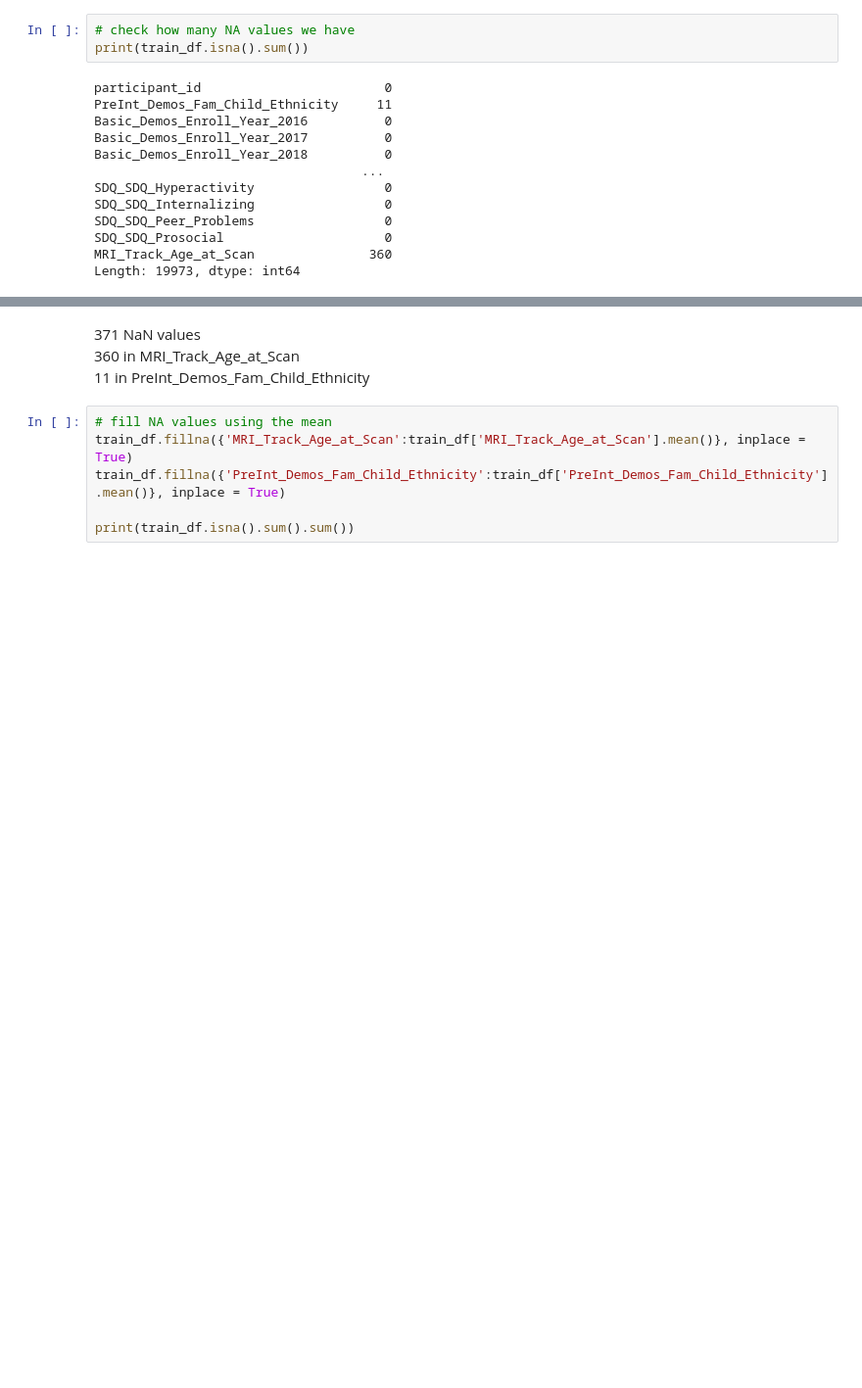
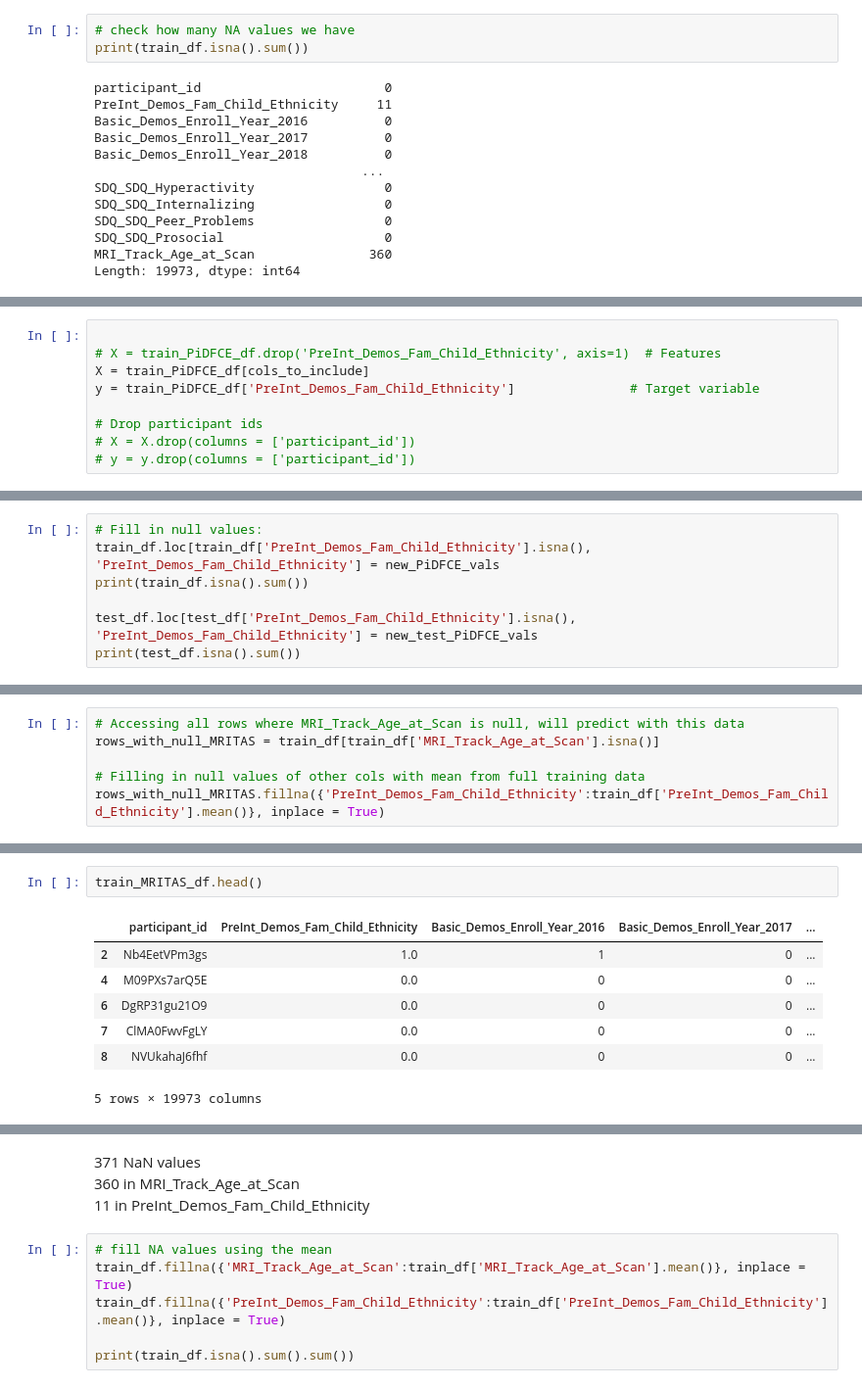
Before and after one commit to UCLA-BTT-Team21/UCLA_WiDs_Team-21, a Jupyter notebook: maya-explore.ipynb, the cells around one changed output, grey strips where cells are left out. Shown at 98% size. Cells and saved outputs as stored; diff of their text form; blank space fills up the shorter version.

Commit message:
tried predicting null values

```diff
--- a/maya-explore.ipynb
+++ b/maya-explore.ipynb
@@ -408,0 +520,9 @@ Length: 19973, dtype: int64
+# %%
+
+# X = train_PiDFCE_df.drop('PreInt_Demos_Fam_Child_Ethnicity', axis=1)  # Features
+X = train_PiDFCE_df[cols_to_include]
+y = train_PiDFCE_df['PreInt_Demos_Fam_Child_Ethnicity']               # Target variable
+
+# Drop participant ids
+# X = X.drop(columns = ['participant_id'])
+# y = y.drop(columns = ['participant_id'])
@@ -408,0 +596,7 @@ Length: 19973, dtype: int64
+# %%
+# Fill in null values:
+train_df.loc[train_df['PreInt_Demos_Fam_Child_Ethnicity'].isna(), 'PreInt_Demos_Fam_Child_Ethnicity'] = new_PiDFCE_vals
+print(train_df.isna().sum())
+
+test_df.loc[test_df['PreInt_Demos_Fam_Child_Ethnicity'].isna(), 'PreInt_Demos_Fam_Child_Ethnicity'] = new_test_PiDFCE_vals
+print(test_df.isna().sum())
@@ -408,0 +623,6 @@ Length: 19973, dtype: int64
+# %%
+# Accessing all rows where MRI_Track_Age_at_Scan is null, will predict with this data
+rows_with_null_MRITAS = train_df[train_df['MRI_Track_Age_at_Scan'].isna()]
+
+# Filling in null values of other cols with mean from full training data
+rows_with_null_MRITAS.fillna({'PreInt_Demos_Fam_Child_Ethnicity':train_df['PreInt_Demos_Fam_Child_Ethnicity'].mean()}, inplace = True)
@@ -408,0 +647,10 @@ Length: 19973, dtype: int64
+# %%
+train_MRITAS_df.head()
+# %% [output]
+|  | participant_id | PreInt_Demos_Fam_Child_Ethnicity | Basic_Demos_Enroll_Year_2016 | Basic_Demos_Enroll_Year_2017 | ... |
+| 2 | Nb4EetVPm3gs | 1.0 | 1 | 0 | ... |
+| 4 | M09PXs7arQ5E | 0.0 | 0 | 0 | ... |
+| 6 | DgRP31gu21O9 | 0.0 | 0 | 0 | ... |
+| 7 | ClMA0FwvFgLY | 0.0 | 0 | 0 | ... |
+| 8 | NVUkahaJ6fhf | 0.0 | 0 | 0 | ... |
+5 rows × 19973 columns
```
Also changed, not shown: parts of 43 cells of this notebook.
